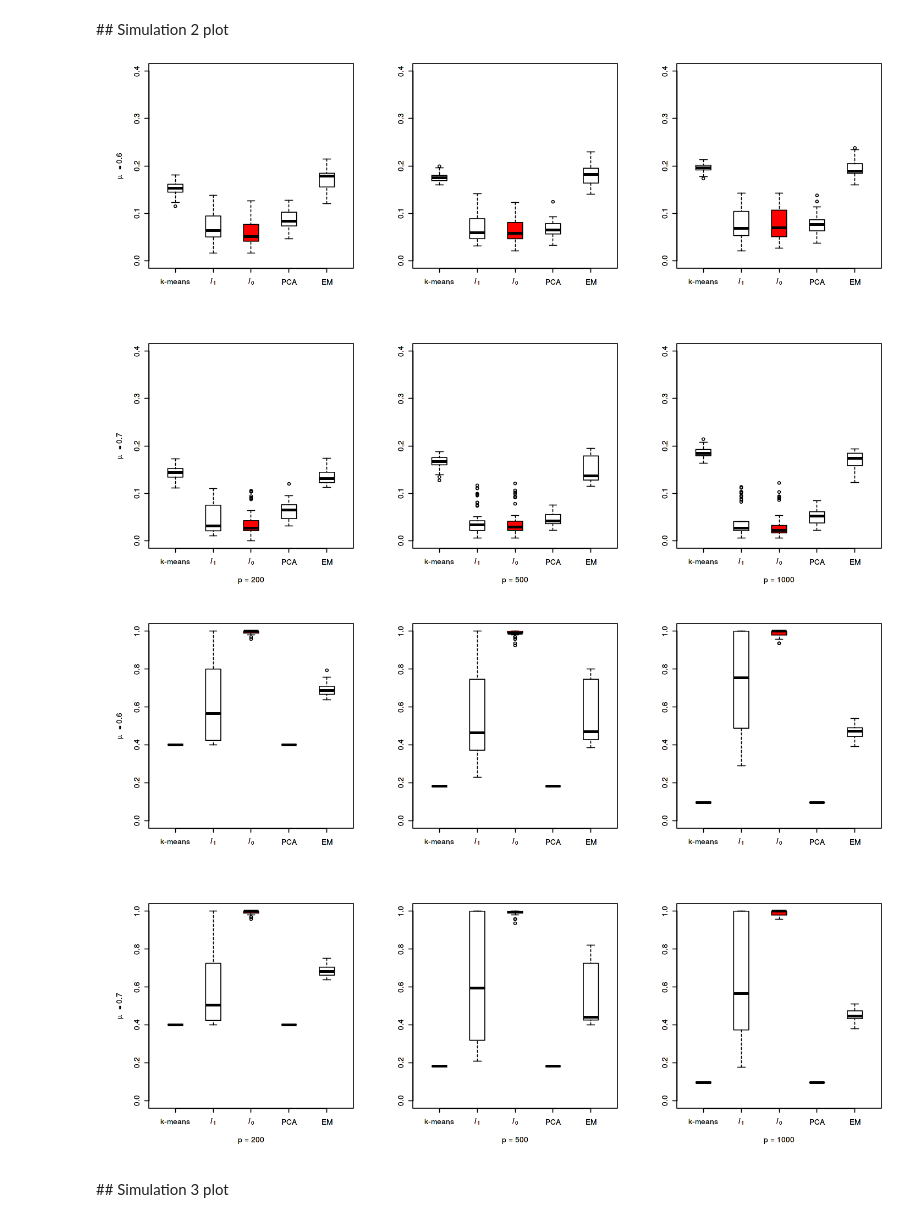
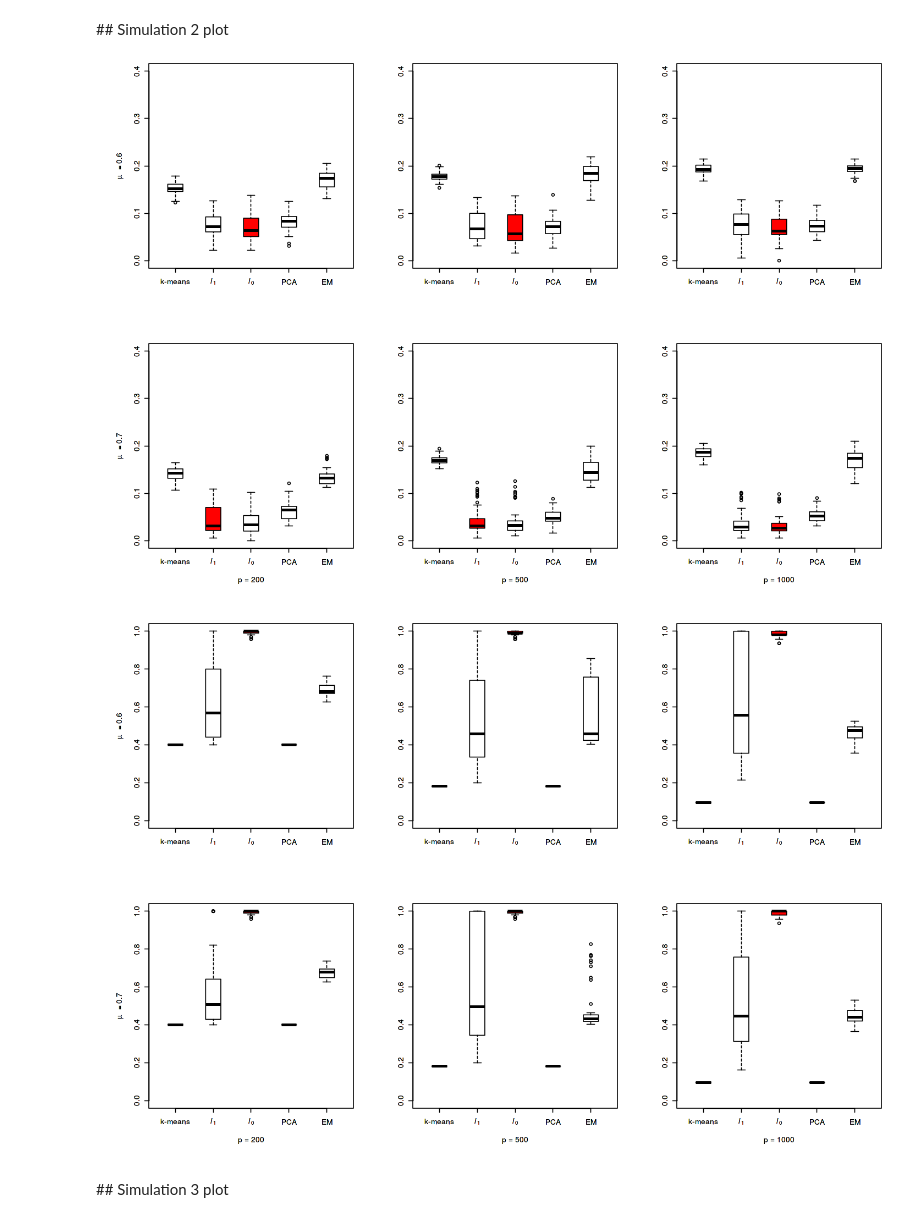
Before and after one commit to shifwang/SparseKmeans, a Jupyter notebook: Remarks.ipynb, the cells around one changed output. Cells and saved outputs as stored; diff of their text form; code cells hidden in the pictures.

```diff
--- a/Remarks.ipynb
+++ b/Remarks.ipynb
@@ -205,40 +208,42 @@ MakeBoxplot(result.Fscore,
 ## Simulation 2 plot
 </a>
 # %%
-load('2016-09-22-06-17-21-info-2.RData') # simulation 2
+load('./2016-10-05-02-15-58-info-2.RData') # simulation 2
 num.iter <- dim(info)[1]
 num.feature <- dim(info)[2]
 num.mus <- dim(info)[3]
 num.alg <- length(info[1,1,1][[1]]$results)
 result.cer <- array(NA, dim = c(num.iter, num.feature, num.mus, num.alg))
 result.recall <- array(NA, dim = c(num.iter, num.feature, num.mus, num.alg))
 result.precision <- array(NA, dim = c(num.iter, num.feature, num.mus, num.alg))
 result.Fscore <- array(NA, dim = c(num.iter, num.feature, num.mus, num.alg))
 true.label <- rep(1:6,rep(20,6))
 for (i1 in 1:num.iter)
   for (i2 in 1:num.feature)
     for (i3 in 1:num.mus)
       for (i4 in 1:num.alg) {
         tmp <- info[i1, i2, i3][[1]]
         result.cer[i1, i2, i3, i4] <- CER(true.label,tmp$results[[i4]]$Cs)
         result.recall[i1, i2, i3, i4] <- sum(tmp$results[[i4]]$weights[1:50] != 0)/50
         result.precision[i1, i2, i3, i4] <- sum(tmp$results[[i4]]$weights[1:50] != 0)/sum(tmp$results[[i4]]$weights != 0)
         result.Fscore[i1, i2, i3, i4] <- 2/(result.precision[i1, i2, i3, i4]^-1 + result.recall[i1, i2, i3, i4]^-1)
       }
 alg.names <- c("k-means",expression(italic(l)["1"]),expression(italic(l)["0"]), "PCA", "EM")
 MakeBoxplot(result.cer,
             ylim = c(0, 0.4),
             mus = c(0.6, 0.7),
-            alg.names)
+            alg.names,
+            color.min = 1)
 MakeBoxplot(result.Fscore,
             ylim = c(0, 1),
             mus = c(0.6, 0.7),
-            alg.names)
+            alg.names,
+            color.min = 0)
 # %% [output]
-[figure, old version]
+[figure, new version]
-[figure, old version]
+[figure, new version]
-[figure, old version]
+[figure, new version]
-[figure, old version]
+[figure, new version]
 # %% [markdown]
 <a id=sim3>
 ## Simulation 3 plot
```
Also changed, not shown: parts of 4 cells of this notebook, 3 other files.
